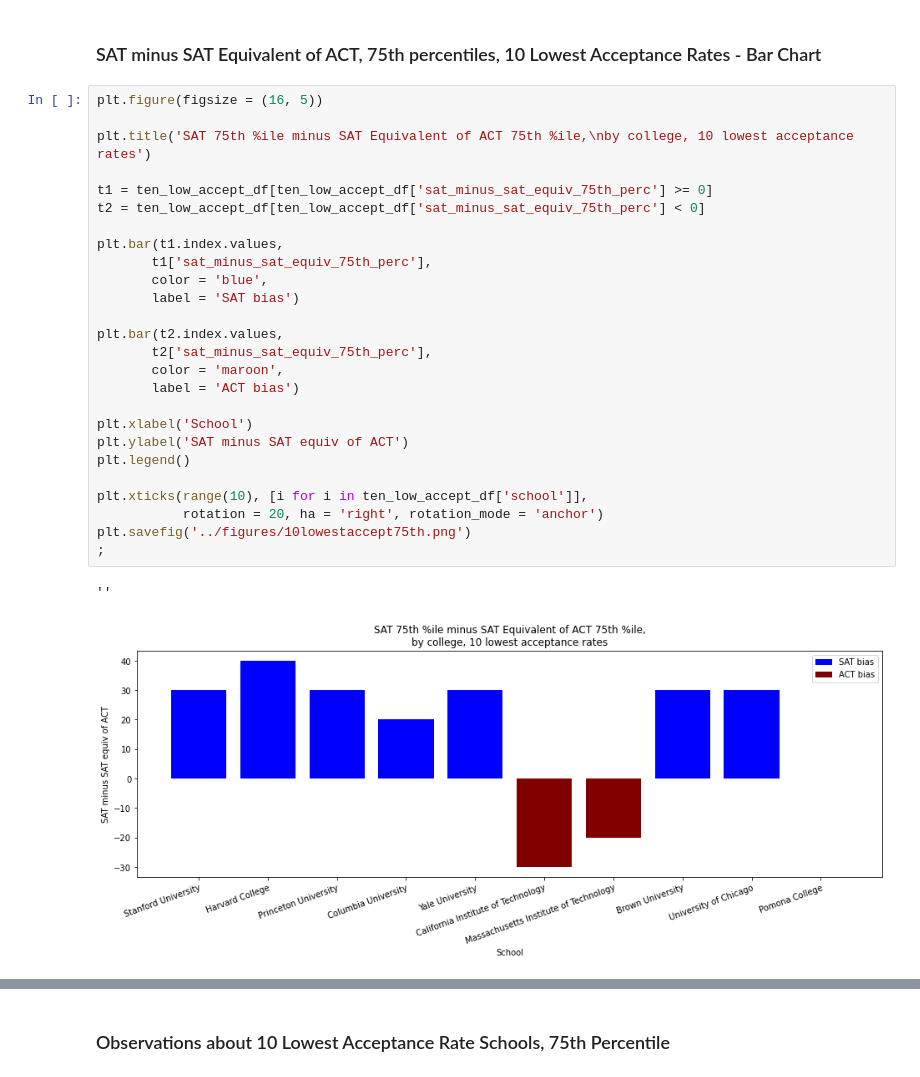
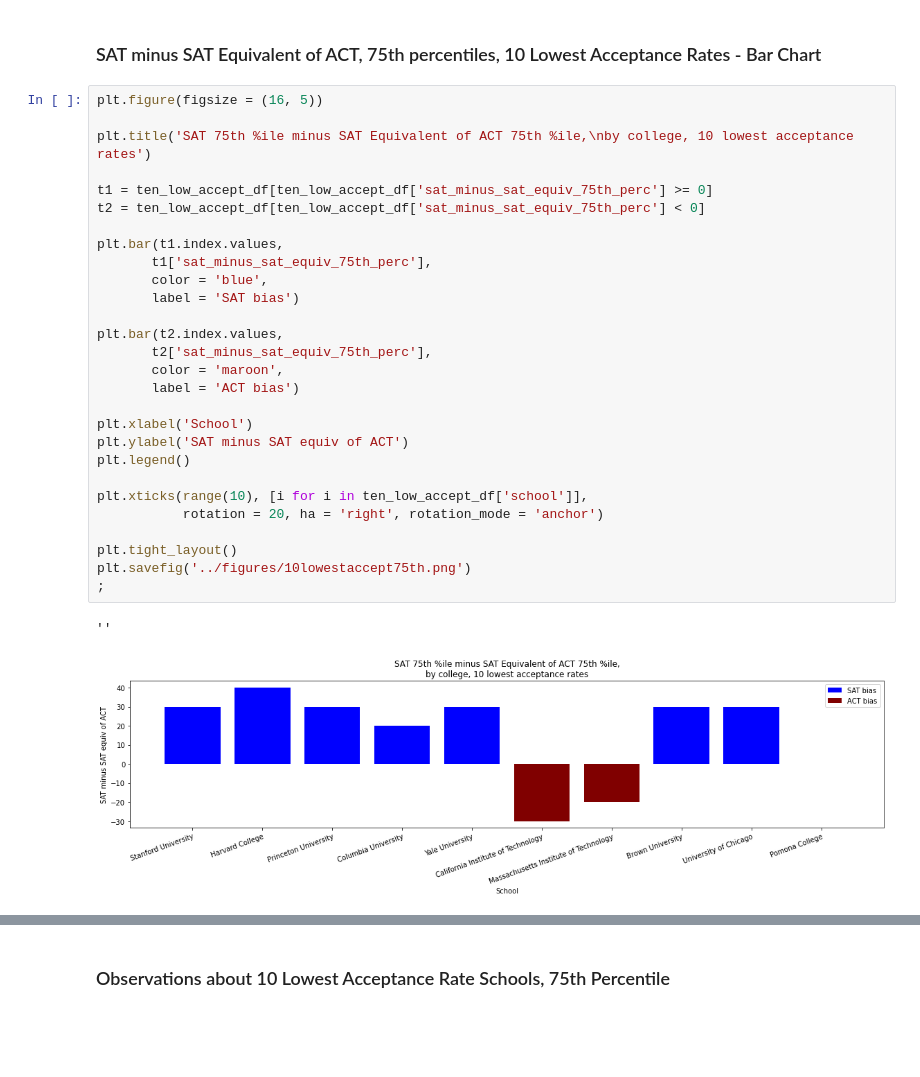
Before and after one commit to lmdunn/actsat, a Jupyter notebook: code/loren-starter-code.ipynb, the cells around one changed output, grey strips where cells are left out. Drawn from its saved outputs; the diff is of its cells as text; blank space fills up the shorter version.

```diff
--- a/code/loren-starter-code.ipynb
+++ b/code/loren-starter-code.ipynb
@@ -2158,29 +2182,31 @@ Again, there's wide variation among schools, with more bias towards the ACT, as
 # %%
 plt.figure(figsize = (16, 5))
 
 plt.title('SAT 75th %ile minus SAT Equivalent of ACT 75th %ile,\nby college, 10 lowest acceptance rates')
 
 t1 = ten_low_accept_df[ten_low_accept_df['sat_minus_sat_equiv_75th_perc'] >= 0]
 t2 = ten_low_accept_df[ten_low_accept_df['sat_minus_sat_equiv_75th_perc'] < 0]
 
 plt.bar(t1.index.values,
        t1['sat_minus_sat_equiv_75th_perc'],
        color = 'blue',
        label = 'SAT bias')
 
 plt.bar(t2.index.values,
        t2['sat_minus_sat_equiv_75th_perc'],
        color = 'maroon',
        label = 'ACT bias')
 
 plt.xlabel('School')
 plt.ylabel('SAT minus SAT equiv of ACT')
 plt.legend()
 
 plt.xticks(range(10), [i for i in ten_low_accept_df['school']],
            rotation = 20, ha = 'right', rotation_mode = 'anchor')
+
+plt.tight_layout()
 plt.savefig('../figures/10lowestaccept75th.png')
 ;
 # %% [output]
 ''
-[figure, old version]
+[figure, new version]
```
Also changed, not shown: parts of 15 cells of this notebook, 7 other files.
